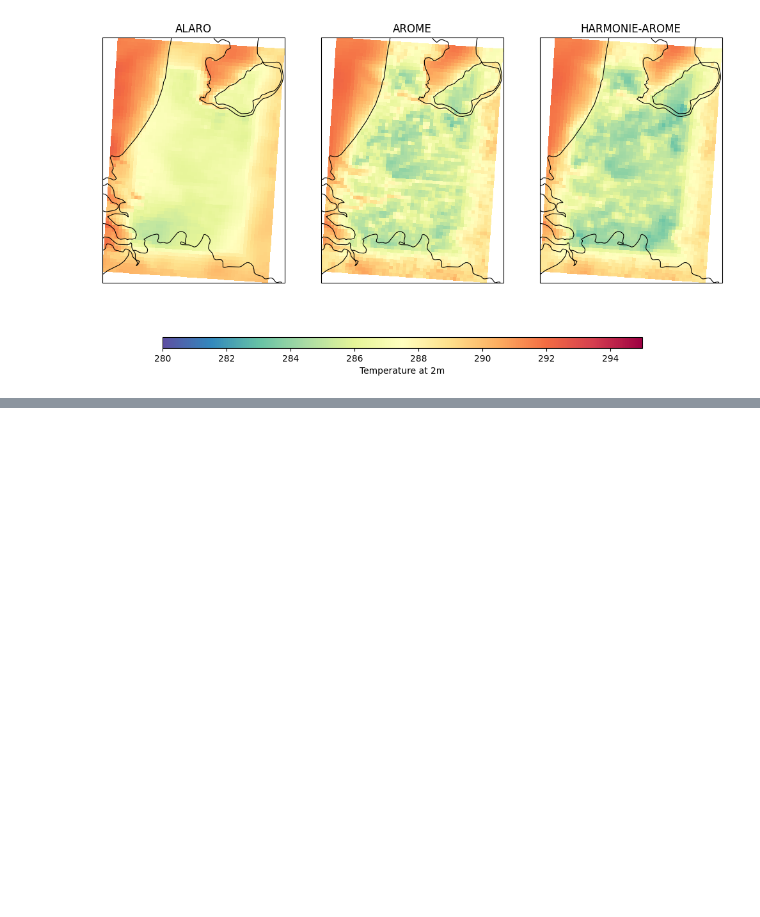
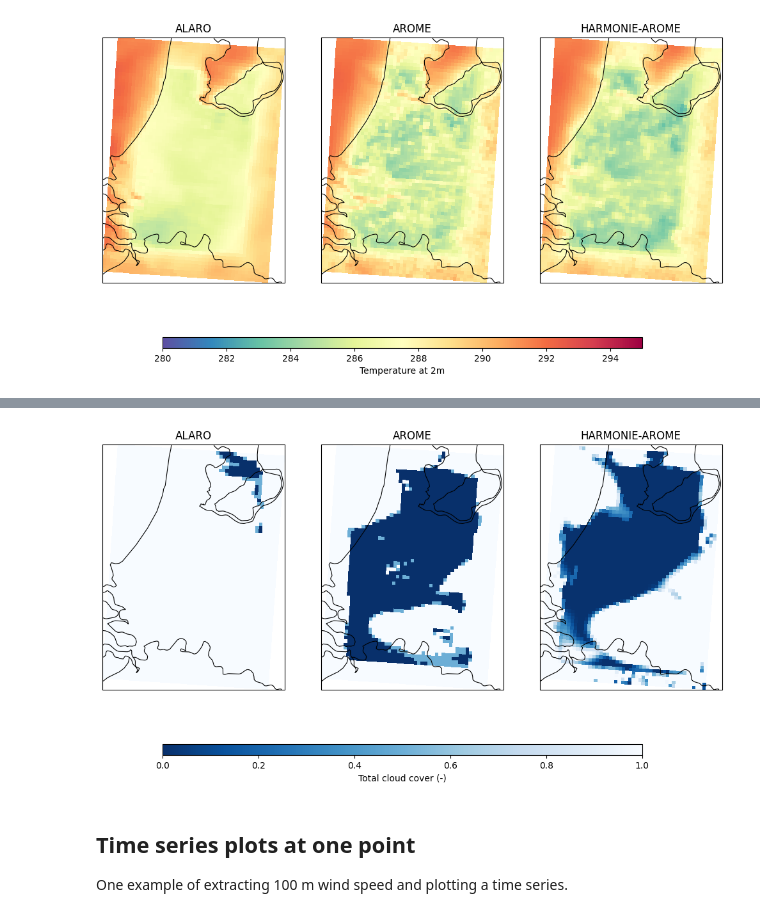
Before and after one commit to destination-earth-digital-twins/DE330_Training_2024, a Jupyter notebook: Exercises/Plot/basic_2Dplots.ipynb, the cells around one changed output, grey strips where cells are left out. Cells and saved outputs as stored; diff of their text form; code cells hidden in the pictures; blank space fills up the shorter version.

Commit message:
plotting updates

```diff
--- a/Exercises/Plot/basic_2Dplots.ipynb
+++ b/Exercises/Plot/basic_2Dplots.ipynb
@@ -31,7 +31,7 @@ d_harm = f'/ec/res4/scratch/{username}/deode/CY46h1_HARMONIE_AROME/archive/'
 # %%
 ####### Domain #######
 f_domain = toml.load(path_to_domain)
-domain = {'nx': f_domain['nimax'], 'ny': f_domain['njmax'],'name': f_domain['name'],'ezone':11}
+domain = {'nx': f_domain['domain']['nimax'], 'ny': f_domain['domain']['njmax'],'name': f_domain['domain']['name'],'ezone':11}
 # %%
 ####### read 2m Temperature during one time #######
 
@@ -70,3 +70,25 @@ cbar_ax = fig.add_axes([0.2, 0.15, 0.6, 0.02])
 cbar=fig.colorbar(im, cax=cbar_ax,orientation='horizontal',label='Temperature at 2m')
 # %% [output]
 [figure]
+# %%
+####### read total cloud cover Temperature during one time #######
+
+init_time = datetime(2023,9,16,0)
+lead_time = time(hour = 5, minute = 00) # offset from the model run time
+
+ftcc_alar =xr.open_dataset(d_alar+f"{init_time.year:04d}/{init_time.month:02d}/{init_time.day:02d}/{init_time.hour:02d}/GRIBPFDEOD{domain['name']}+{(lead_time.hour):04d}h{lead_time.minute:02d}m00s",
+                            engine='cfgrib',backend_kwargs={'filter_by_keys':{'stepType':
+                                            'instant','shortName': 'tcc'}})
+ftcc_arom =xr.open_dataset(d_arom+f"{init_time.year:04d}/{init_time.month:02d}/{init_time.day:02d}/{init_time.hour:02d}/GRIBPFDEOD{domain['name']}+{(lead_time.hour):04d}h{lead_time.minute:02d}m00s",
+                            engine='cfgrib',backend_kwargs={'filter_by_keys':{'stepType':
+                                            'instant','shortName': 'tcc'}})
+ftcc_harm =xr.open_dataset(d_harm+f"{init_time.year:04d}/{init_time.month:02d}/{init_time.day:02d}/{init_time.hour:02d}/GRIBPFDEOD{domain['name']}+{(lead_time.hour):04d}h{lead_time.minute:02d}m00s",
+                            engine='cfgrib',backend_kwargs={'filter_by_keys':{'stepType':
+                                            'instant','shortName': 'tcc'}})
+print(ftcc_alar)
+dims = (domain['ny'],domain['nx'])
+lon = np.reshape(np.array(ftcc_arom.longitude),dims)
+lat = np.reshape(np.array(ftcc_arom.latitude),dims)
+tcc_alar = np.reshape(np.array(ftcc_alar.tcc),dims)
+tcc_arom = np.reshape(np.array(ftcc_arom.tcc),dims)
+tcc_harm = np.reshape(np.array(ftcc_harm.tcc),dims)
@@ -72,0 +116,19 @@ cbar=fig.colorbar(im, cax=cbar_ax,orientation='horizontal',label='Temperature at
+# %%
+####### Plot of cloud cover for the same time #######
+vmin = 0
+vmax = 1
+fig,ax = setup_map_subplots(1,3)
+fig.set_size_inches(12.5, 8.5)
+ax[0].set_title('ALARO')
+im2 = ax[0].pcolormesh(lon,lat,tcc_alar,vmin=vmin,vmax=vmax,cmap='Blues_r',transform=ccrs.PlateCarree())
+ax[1].set_title('AROME')
+im2 = ax[1].pcolormesh(lon,lat,tcc_arom,vmin=vmin,vmax=vmax,cmap='Blues_r',transform=ccrs.PlateCarree())
+ax[2].set_title('HARMONIE-AROME')
+im2 = ax[2].pcolormesh(lon,lat,tcc_harm,vmin=vmin,vmax=vmax,cmap='Blues_r',transform=ccrs.PlateCarree())
+cbar_ax = fig.add_axes([0.2, 0.15, 0.6, 0.02])
+cbar=fig.colorbar(im2, cax=cbar_ax,orientation='horizontal',label='Total cloud cover (-)')
+# %% [output]
+[figure, added]
+# %% [markdown]
+## Time series plots at one point
+One example of extracting 100 m wind speed and plotting a time series.
```
Also changed, not shown: parts of 6 cells of this notebook.
